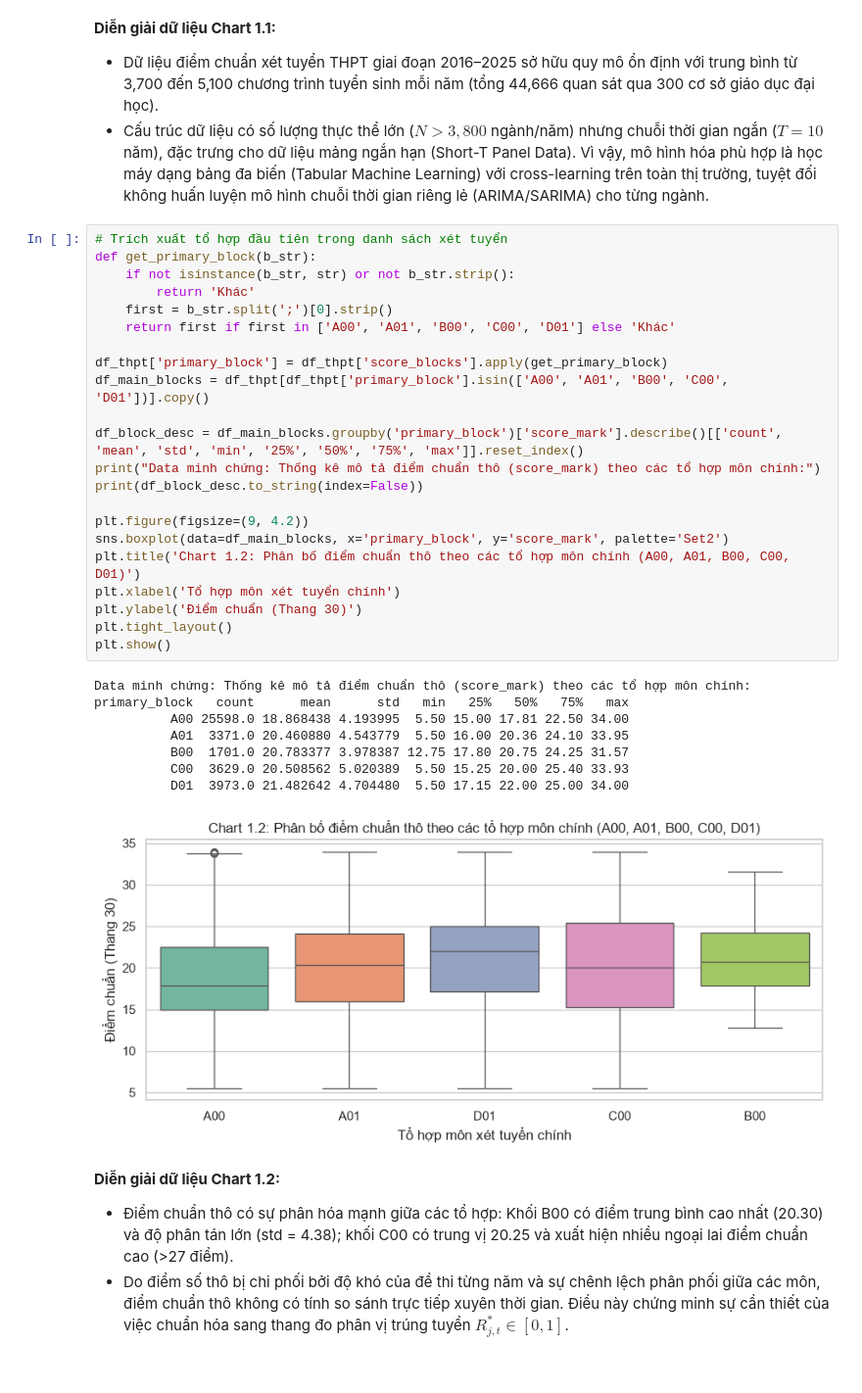
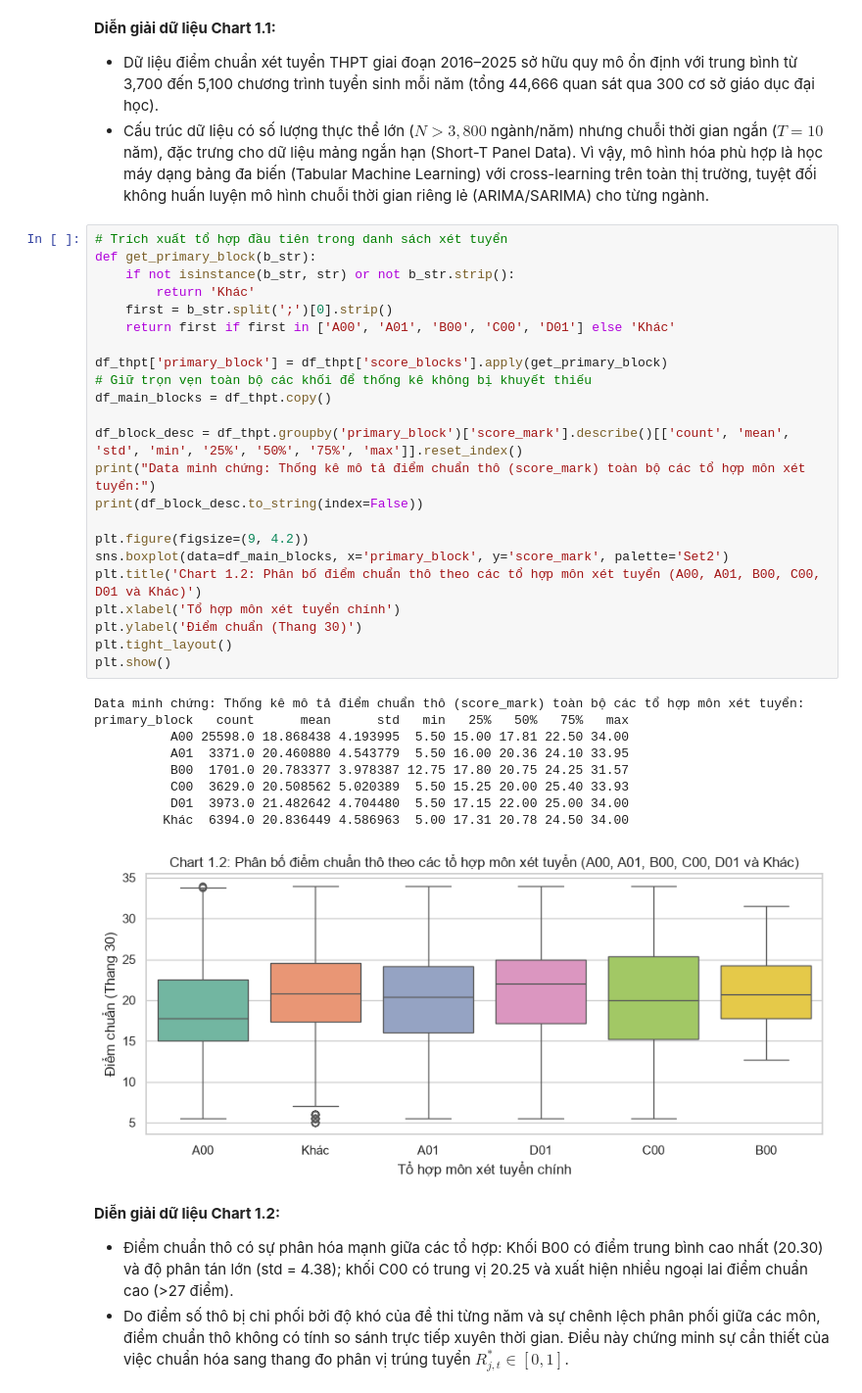
Before and after one commit to MinhQuan805/IS405.R11-Big-Data, a Jupyter notebook: scripts-processing/notebooks/feature-analysis.ipynb, the cells around one changed output. Shown at 98% size. Cells and saved outputs as stored; diff of their text form.

```diff
--- a/scripts-processing/notebooks/feature-analysis.ipynb
+++ b/scripts-processing/notebooks/feature-analysis.ipynb
@@ -129,34 +129,36 @@ Data minh chứng: Số lượng chương trình và cơ sở đào tạo tuyể
 # %%
 # Trích xuất tổ hợp đầu tiên trong danh sách xét tuyển
 def get_primary_block(b_str):
     if not isinstance(b_str, str) or not b_str.strip():
         return 'Khác'
     first = b_str.split(';')[0].strip()
     return first if first in ['A00', 'A01', 'B00', 'C00', 'D01'] else 'Khác'
 
 df_thpt['primary_block'] = df_thpt['score_blocks'].apply(get_primary_block)
-df_main_blocks = df_thpt[df_thpt['primary_block'].isin(['A00', 'A01', 'B00', 'C00', 'D01'])].copy()
+# Giữ trọn vẹn toàn bộ các khối để thống kê không bị khuyết thiếu
+df_main_blocks = df_thpt.copy()
 
-df_block_desc = df_main_blocks.groupby('primary_block')['score_mark'].describe()[['count', 'mean', 'std', 'min', '25%', '50%', '75%', 'max']].reset_index()
-print("Data minh chứng: Thống kê mô tả điểm chuẩn thô (score_mark) theo các tổ hợp môn chính:")
+df_block_desc = df_thpt.groupby('primary_block')['score_mark'].describe()[['count', 'mean', 'std', 'min', '25%', '50%', '75%', 'max']].reset_index()
+print("Data minh chứng: Thống kê mô tả điểm chuẩn thô (score_mark) toàn bộ các tổ hợp môn xét tuyển:")
 print(df_block_desc.to_string(index=False))
 
 plt.figure(figsize=(9, 4.2))
 sns.boxplot(data=df_main_blocks, x='primary_block', y='score_mark', palette='Set2')
-plt.title('Chart 1.2: Phân bố điểm chuẩn thô theo các tổ hợp môn chính (A00, A01, B00, C00, D01)')
+plt.title('Chart 1.2: Phân bố điểm chuẩn thô theo các tổ hợp môn xét tuyển (A00, A01, B00, C00, D01 và Khác)')
 plt.xlabel('Tổ hợp môn xét tuyển chính')
 plt.ylabel('Điểm chuẩn (Thang 30)')
 plt.tight_layout()
 plt.show()
 # %% [output]
-Data minh chứng: Thống kê mô tả điểm chuẩn thô (score_mark) theo các tổ hợp môn chính:
+Data minh chứng: Thống kê mô tả điểm chuẩn thô (score_mark) toàn bộ các tổ hợp môn xét tuyển:
 primary_block   count      mean      std   min   25%   50%   75%   max
           A00 25598.0 18.868438 4.193995  5.50 15.00 17.81 22.50 34.00
           A01  3371.0 20.460880 4.543779  5.50 16.00 20.36 24.10 33.95
           B00  1701.0 20.783377 3.978387 12.75 17.80 20.75 24.25 31.57
           C00  3629.0 20.508562 5.020389  5.50 15.25 20.00 25.40 33.93
           D01  3973.0 21.482642 4.704480  5.50 17.15 22.00 25.00 34.00
+         Khác  6394.0 20.836449 4.586963  5.00 17.31 20.78 24.50 34.00
-[figure, old version]
+[figure, new version]
 # %% [markdown]
 **Diễn giải dữ liệu Chart 1.2:**
 - Điểm chuẩn thô có sự phân hóa mạnh giữa các tổ hợp: Khối B00 có điểm trung bình cao nhất (20.30) và độ phân tán lớn (std = 4.38); khối C00 có trung vị 20.25 và xuất hiện nhiều ngoại lai điểm chuẩn cao (>27 điểm).
```
Also changed, not shown: 9 other files.
